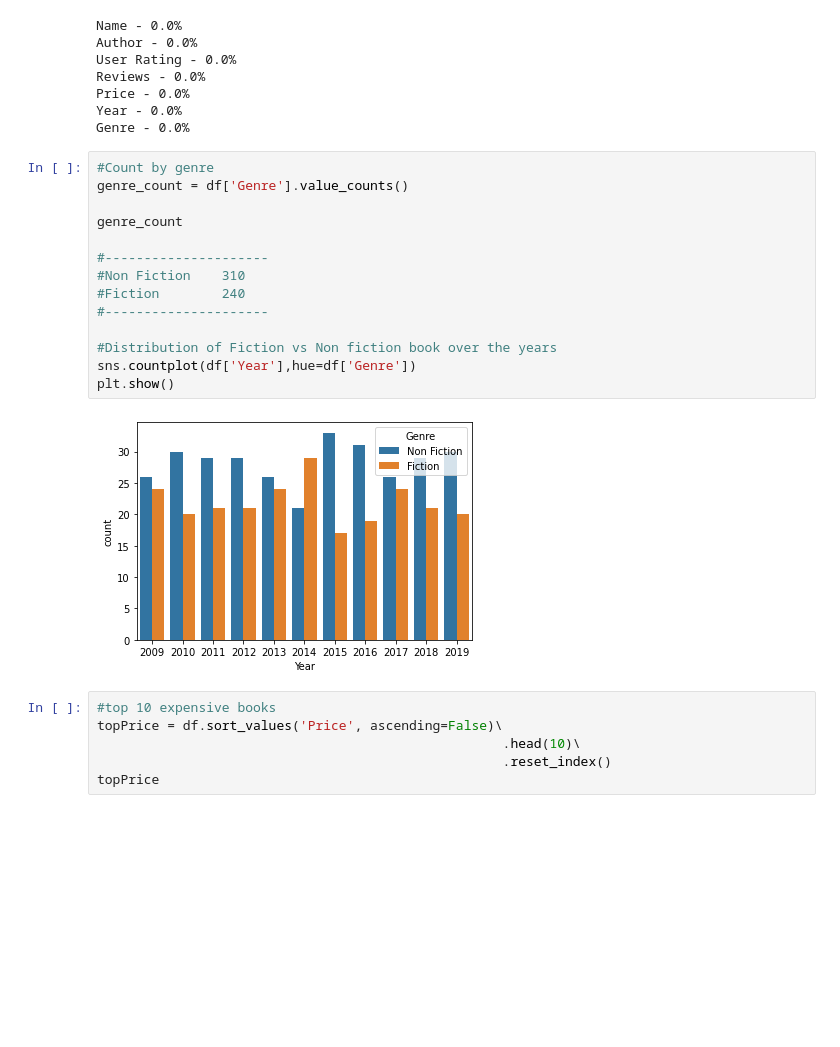
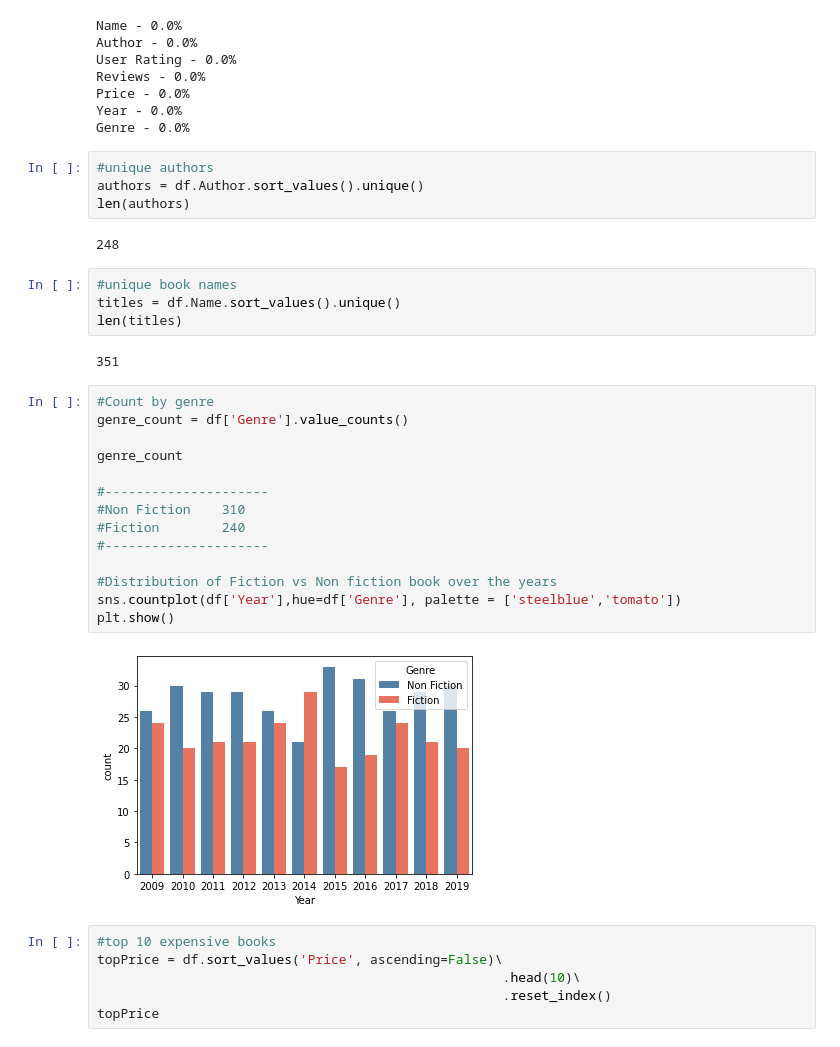
Before and after one commit to deeppsu/Deepika, a Jupyter notebook: deepika-best-selling-books.ipynb, the cells around one changed output. Cells and saved outputs as stored; diff of their text form; blank space fills up the shorter version.

Commit message:
Deepika - Best selling books

```diff
--- a/deepika-best-selling-books.ipynb
+++ b/deepika-best-selling-books.ipynb
@@ -37,22 +53,34 @@ Reviews - 0.0%
 Price - 0.0%
 Year - 0.0%
 Genre - 0.0%
+# %%
+#unique authors
+authors = df.Author.sort_values().unique()
+len(authors)
+# %% [output]
+248
+# %%
+#unique book names
+titles = df.Name.sort_values().unique()
+len(titles)
+# %% [output]
+351
 # %%
 #Count by genre
 genre_count = df['Genre'].value_counts()
 
 genre_count
 
 #---------------------
 #Non Fiction    310
 #Fiction        240
 #---------------------
 
 #Distribution of Fiction vs Non fiction book over the years
-sns.countplot(df['Year'],hue=df['Genre'])
+sns.countplot(df['Year'],hue=df['Genre'], palette = ['steelblue','tomato'])
 plt.show()
 # %% [output]
-[figure, old version]
+[figure, new version]
 # %%
 #top 10 expensive books
 topPrice = df.sort_values('Price', ascending=False)\
```
Also changed, not shown: parts of 8 cells of this notebook.
